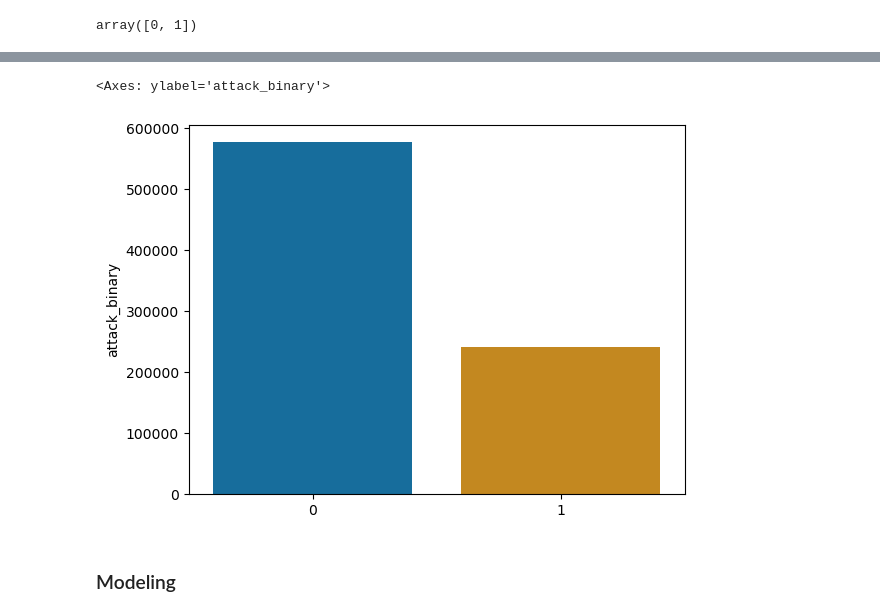
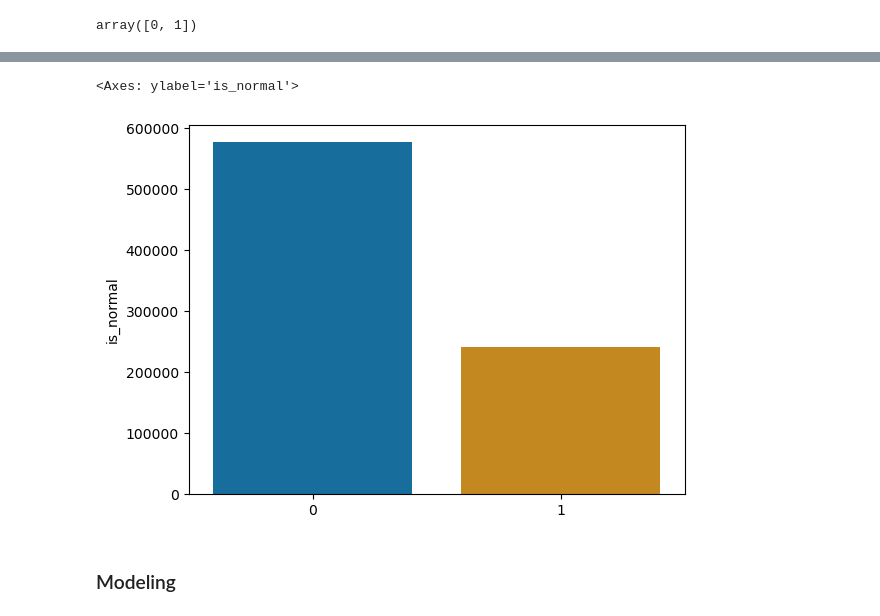
Before and after one commit to Samedy1/data_science_cadt_project_cyber_security, a Jupyter notebook: cyber_security.ipynb, the cells around one changed output, grey strips where cells are left out. Saved outputs shown, nothing was run; the diff lists cells and outputs as text; code cells hidden in the pictures.

```diff
--- a/cyber_security.ipynb
+++ b/cyber_security.ipynb
@@ -124,7 +127,8 @@ display(pd.DataFrame(tmp_dict, index = [0]))
 1 rows × 41 columns
 # %%
 dfs['Data_of_Attack_Back_FTPWrite.csv'] = dfs['Data_of_Attack_Back_FTPWrite.csv'].set_axis(
-    dfs['Data_of_Attack_Back.csv'].columns, axis = 'columns',
+    dfs['Data_of_Attack_Back.csv'].columns,
+    axis = 'columns',
     copy = False,
 )
 # %%
@@ -141,7 +145,12 @@ display(dfs['Data_of_Attack_Back_FTPWrite.csv'])
 7 rows × 41 columns
 # %%
 # concat with the old value
-dfs['Data_of_Attack_Back_FTPWrite.csv'] = pd.concat([pd.DataFrame(tmp_dict, index = [0]), dfs['Data_of_Attack_Back_FTPWrite.csv'].loc[:]]).reset_index(drop = True)
+dfs['Data_of_Attack_Back_FTPWrite.csv'] = pd.concat(
+    [
+        pd.DataFrame(tmp_dict, index = [0]),
+        dfs['Data_of_Attack_Back_FTPWrite.csv'].loc[:],
+    ]
+).reset_index(drop = True)
 # %%
 # check the table again
 display(dfs['Data_of_Attack_Back_FTPWrite.csv'])
@@ -451,10 +445,10 @@ Name: attack_binary, Length: 817550, dtype: int64
 # %%
 sns.set_palette(sns.color_palette('colorblind'), 2)
 
-sns.barplot(x = combined_df['attack_binary'].unique(), y = pd.value_counts(combined_df['attack_binary']))
+sns.barplot(x = combined_df['is_normal'].unique(), y = pd.value_counts(combined_df['is_normal']))
 # %% [output]
-<Axes: ylabel='attack_binary'>
+<Axes: ylabel='is_normal'>
-[figure, old version]
+[figure, new version]
 # %% [markdown]
 ### Modeling
 # %%
```
Also changed, not shown: parts of 42 cells of this notebook.
